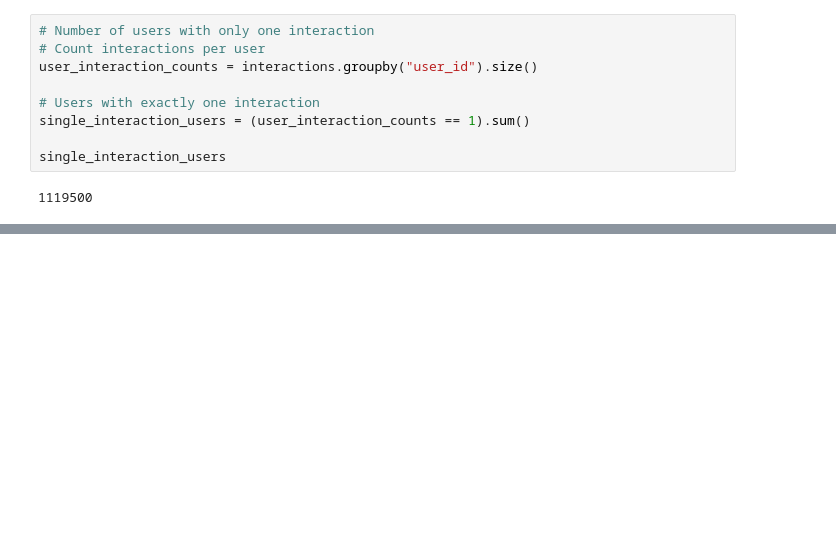
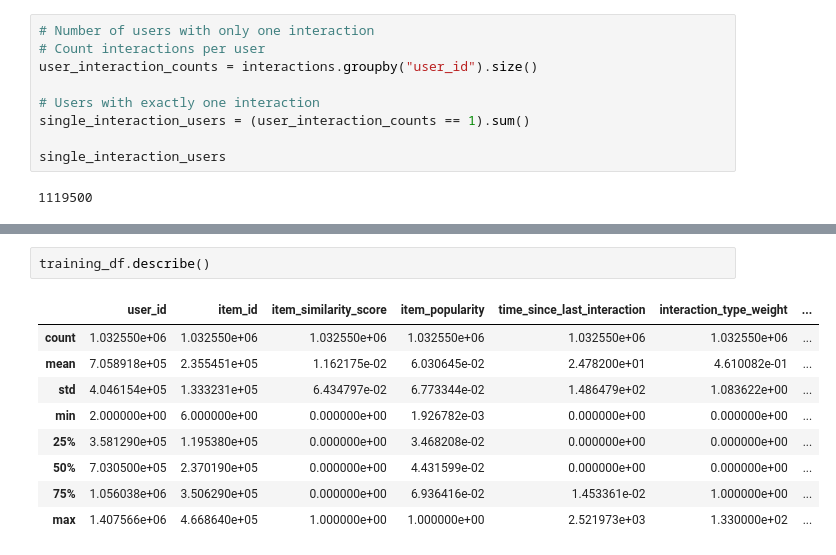
Before and after one commit to CJC-AI/Recommender-system, a Jupyter notebook: notebooks/eda.ipynb, the cells around one changed output, grey strips where cells are left out. Cells and saved outputs as stored; diff of their text form; blank space fills up the shorter version.

```diff
--- a/notebooks/eda.ipynb
+++ b/notebooks/eda.ipynb
@@ -139,0 +285,12 @@ Percentage of items never purchased: 89.53%
+# %%
+training_df.describe()
+# %% [output]
+|  | user_id | item_id | item_similarity_score | item_popularity | time_since_last_interaction | interaction_type_weight | ... |
+| count | 1.032550e+06 | 1.032550e+06 | 1.032550e+06 | 1.032550e+06 | 1.032550e+06 | 1.032550e+06 | ... |
+| mean | 7.058918e+05 | 2.355451e+05 | 1.162175e-02 | 6.030645e-02 | 2.478200e+01 | 4.610082e-01 | ... |
+| std | 4.046154e+05 | 1.333231e+05 | 6.434797e-02 | 6.773344e-02 | 1.486479e+02 | 1.083622e+00 | ... |
+| min | 2.000000e+00 | 6.000000e+00 | 0.000000e+00 | 1.926782e-03 | 0.000000e+00 | 0.000000e+00 | ... |
+| 25% | 3.581290e+05 | 1.195380e+05 | 0.000000e+00 | 3.468208e-02 | 0.000000e+00 | 0.000000e+00 | ... |
+| 50% | 7.030500e+05 | 2.370190e+05 | 0.000000e+00 | 4.431599e-02 | 0.000000e+00 | 0.000000e+00 | ... |
+| 75% | 1.056038e+06 | 3.506290e+05 | 0.000000e+00 | 6.936416e-02 | 1.453361e-02 | 1.000000e+00 | ... |
+| max | 1.407566e+06 | 4.668640e+05 | 1.000000e+00 | 1.000000e+00 | 2.521973e+03 | 1.330000e+02 | ... |
```
Also changed, not shown: parts of 22 cells of this notebook, 1 other file.
